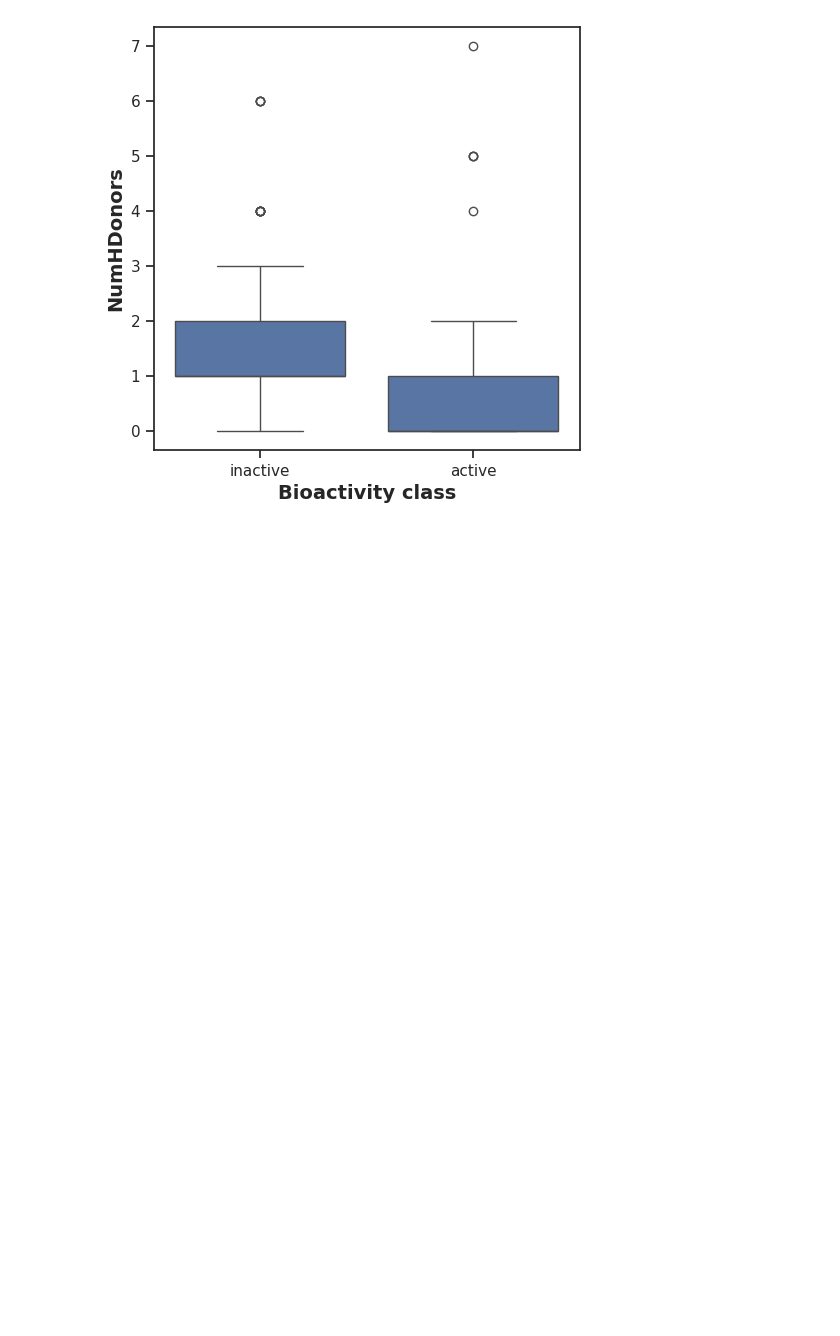
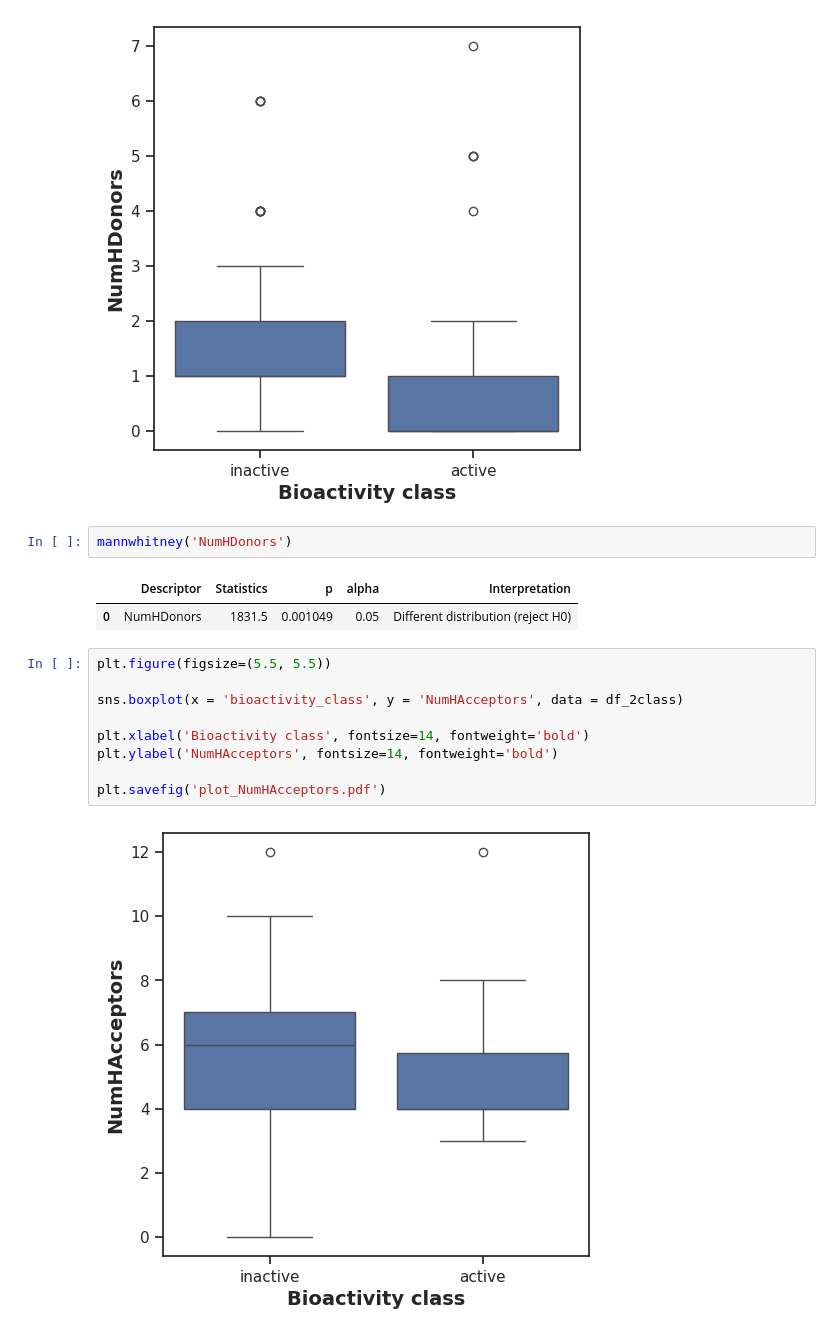
Before and after one commit to Rishiatweb/Bioinformatics_CDD, a Jupyter notebook: Bioinformatics_1.ipynb, the cells around one changed output. Saved outputs shown, nothing was run; the diff lists cells and outputs as text; blank space fills up the shorter version.

```diff
--- a/Bioinformatics_1.ipynb
+++ b/Bioinformatics_1.ipynb
@@ -481,3 +481,19 @@ plt.ylabel('NumHDonors', fontsize=14, fontweight='bold')
 plt.savefig('plot_NumHDonors.pdf')
 # %% [output]
 [figure]
+# %%
+mannwhitney('NumHDonors')
+# %% [output]
+|  | Descriptor | Statistics | p | alpha | Interpretation |
+| 0 | NumHDonors | 1831.5 | 0.001049 | 0.05 | Different distribution (reject H0) |
+# %%
+plt.figure(figsize=(5.5, 5.5))
+
+sns.boxplot(x = 'bioactivity_class', y = 'NumHAcceptors', data = df_2class)
+
+plt.xlabel('Bioactivity class', fontsize=14, fontweight='bold')
+plt.ylabel('NumHAcceptors', fontsize=14, fontweight='bold')
+
+plt.savefig('plot_NumHAcceptors.pdf')
+# %% [output]
+[figure, added]
```
Also changed, not shown: parts of 2 cells of this notebook.
